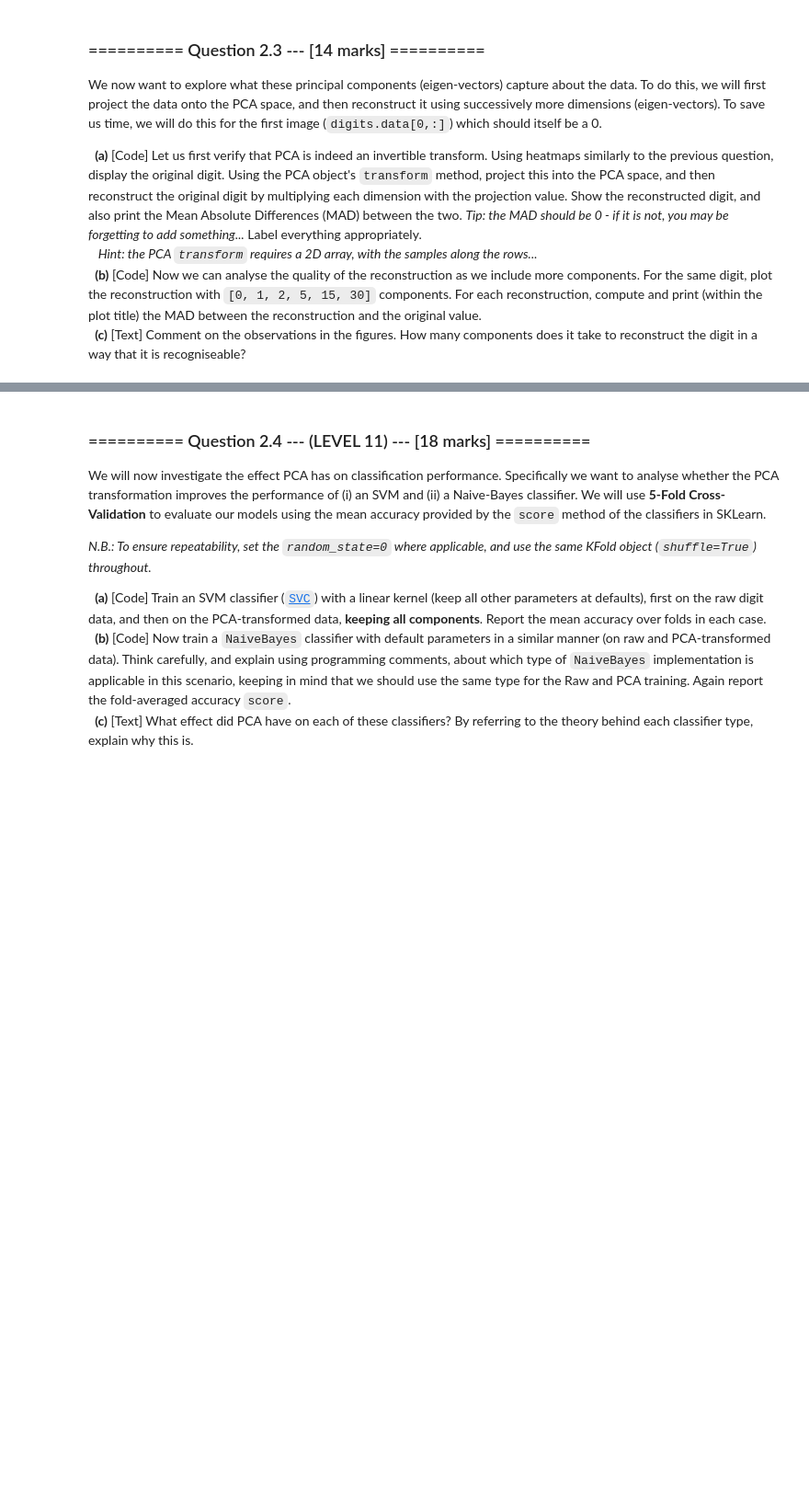
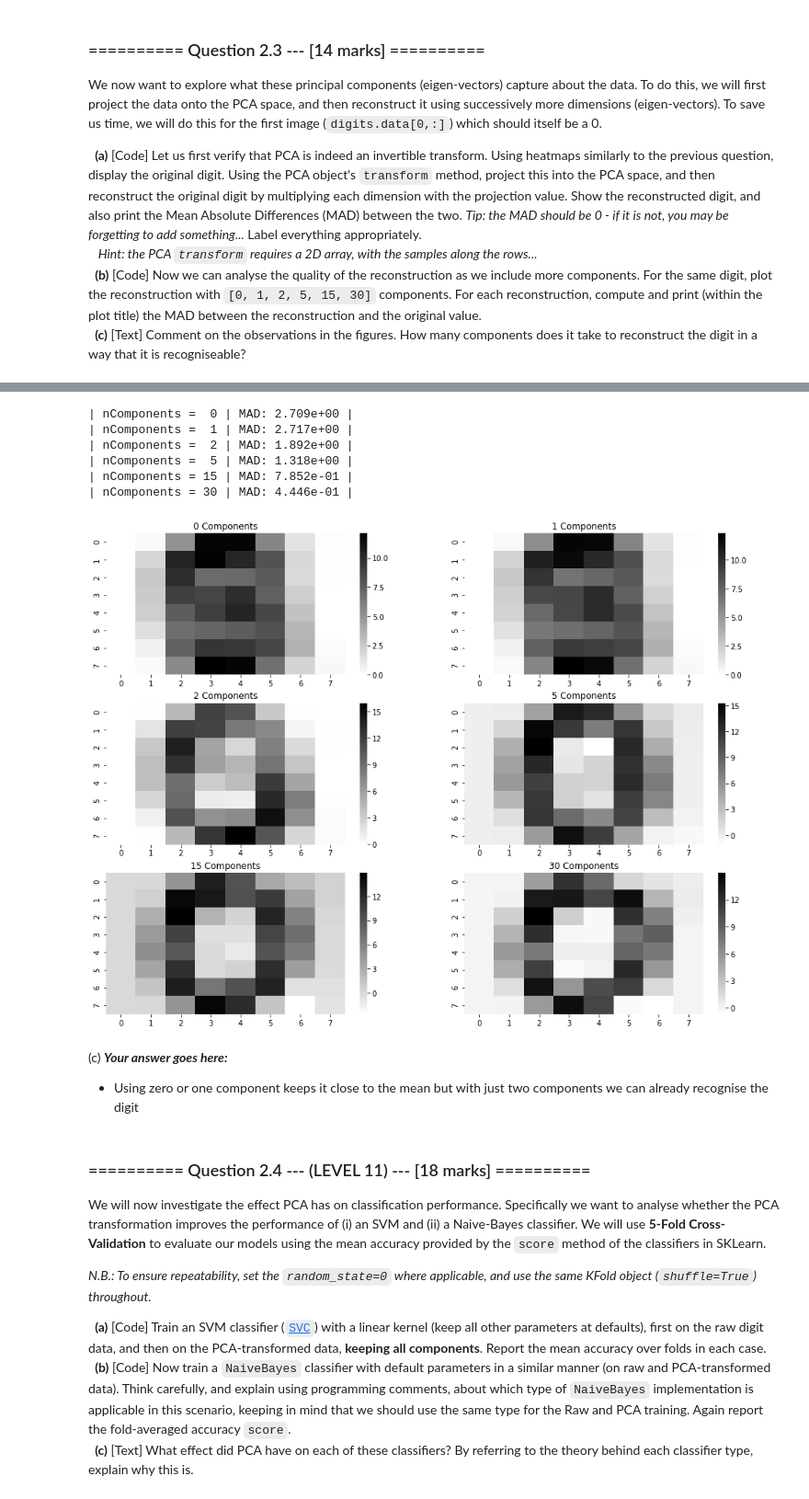
Before and after one commit to stuphys1729/IAML, a Jupyter notebook: Assignments/04_B_PCA.ipynb, the cells around one changed output, grey strips where cells are left out. Shown: that part at 92% size. Saved outputs shown, nothing was run; the diff lists cells and outputs as text; code cells hidden in the pictures; blank space fills up the shorter version.

```diff
--- a/Assignments/04_B_PCA.ipynb
+++ b/Assignments/04_B_PCA.ipynb
@@ -363,3 +363,28 @@ trans_data.shape
+# %%
+#(b) # Your Code goes here:
+fig, axs = plt.subplots(3,2, figsize=(16,12))
+checkpoints = [0, 1, 2, 5, 15, 30]
+
+dig = PCA64.mean_
+for i in range(31):
+    if i in checkpoints:
+        ax = axs[np.unravel_index(checkpoints.index(i), axs.shape)]
+        sns.heatmap(dig.reshape((8,8)), ax=ax, cmap='binary')
+        ax.set_title('{0} Components'.format(i))
+        print("| nComponents = {0:>2} | MAD: {1:2.3e} |".format(i, MAD(digits.data[0,:].reshape((8,8)), dig.reshape((8,8)))))
+    dig += PCA64.components_[i] * trans_data[i]
+# %% [output]
+| nComponents =  0 | MAD: 2.709e+00 |
+| nComponents =  1 | MAD: 2.717e+00 |
+| nComponents =  2 | MAD: 1.892e+00 |
+| nComponents =  5 | MAD: 1.318e+00 |
+| nComponents = 15 | MAD: 7.852e-01 |
+| nComponents = 30 | MAD: 4.446e-01 |
+[figure, added]
+# %% [markdown]
+(c) ***Your answer goes here:***
+
+- Using zero or one component keeps it close to the mean but with just two components we can already recognise the digit
 # %% [markdown]
 ### ========== Question 2.4 --- (LEVEL 11) --- [18 marks] ==========
 
```
Also changed, not shown: parts of 7 cells of this notebook.
